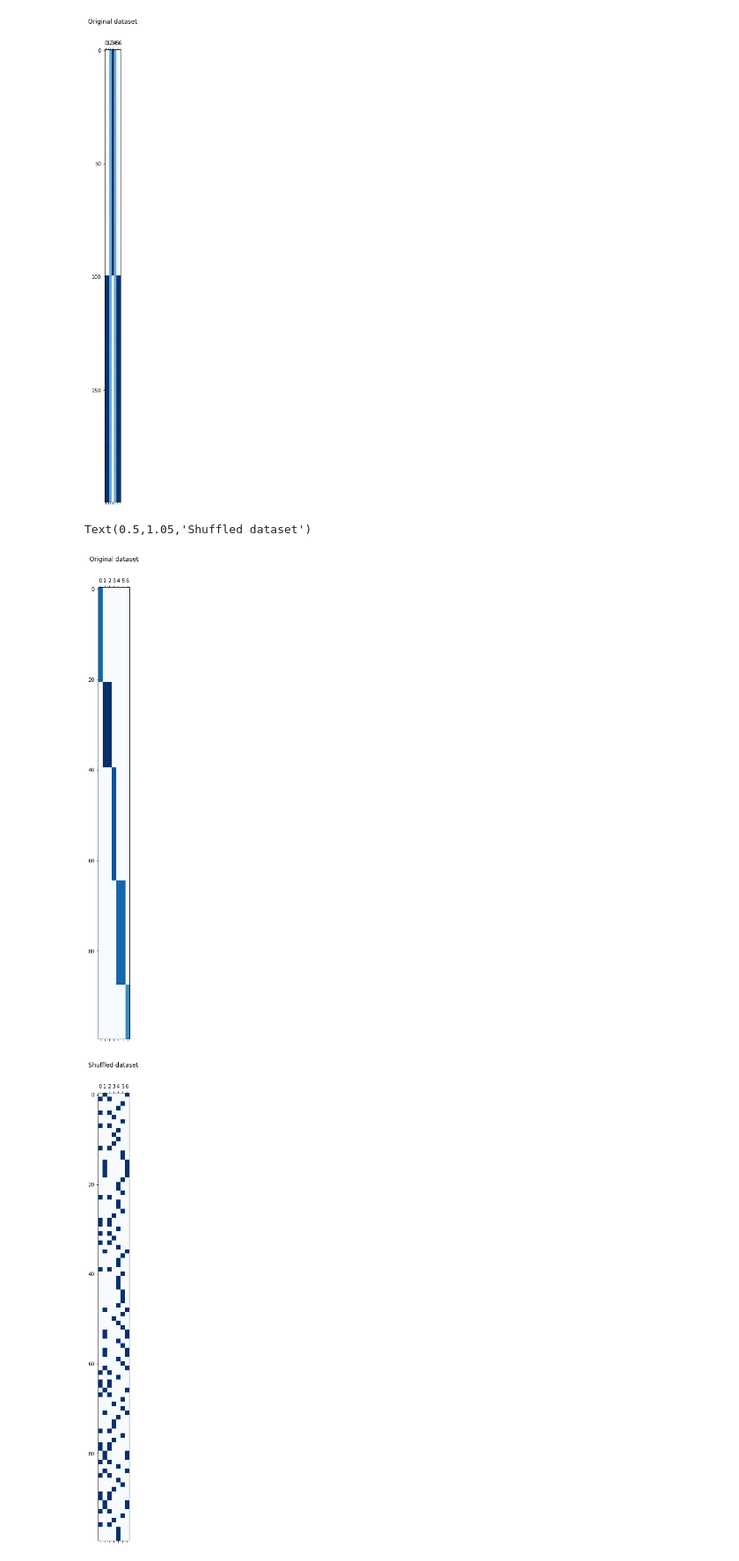
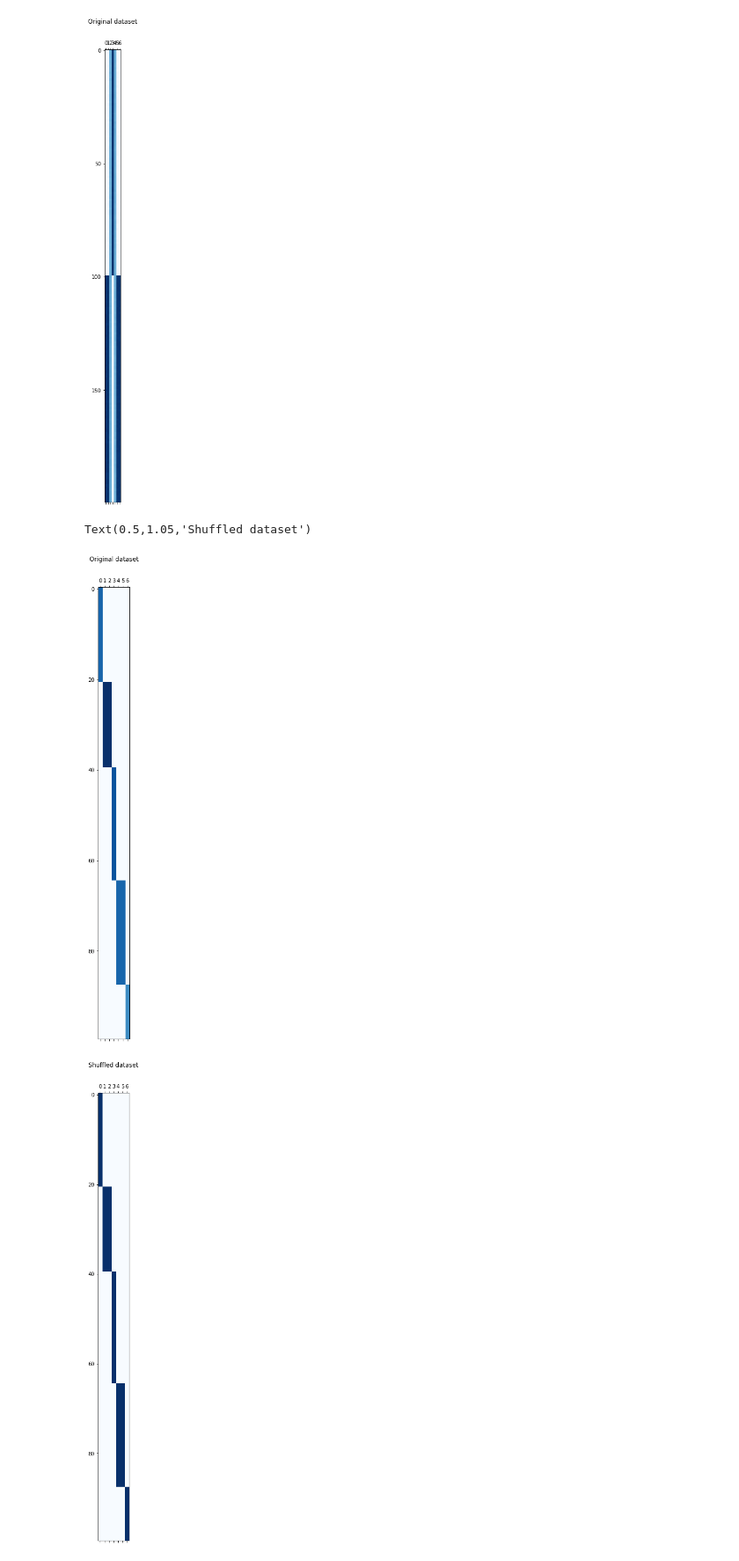
Before and after one commit to josechudev/GeneExpressionBiClustering, a Jupyter notebook: Notebooks/3.1 RAPOOC Test.ipynb, the cells around one changed output. Shown at 88% size. Drawn from its saved outputs; the diff is of its cells as text; code cells hidden in the pictures.

```diff
--- a/Notebooks/3.1 RAPOOC Test.ipynb
+++ b/Notebooks/3.1 RAPOOC Test.ipynb
@@ -426,18 +457,18 @@ test_data, rows, columns = make_biclusters(
 # %%
 plt.matshow(test_data, cmap=plt.cm.Blues)
 plt.title("Original dataset")
 
 scaler = MinMaxScaler()
 scaler.fit(test_data)
 test_data = scaler.transform(test_data)
 
-test_data, row_idx, col_idx = sg._shuffle(test_data, random_state=0)
+# test_data, row_idx, col_idx = sg._shuffle(test_data, random_state=0)
 plt.matshow(test_data, cmap=plt.cm.Blues)
 plt.title("Shuffled dataset")
 # %% [output]
 Text(0.5,1.05,'Shuffled dataset')
 [figure]
-[figure, old version]
+[figure, new version]
 # %%
 ax = sns.tsplot(data=np.array(test_data), err_style="unit_traces")
 # %% [output]
```
Also changed, not shown: parts of 19 cells of this notebook, 2 other files.
